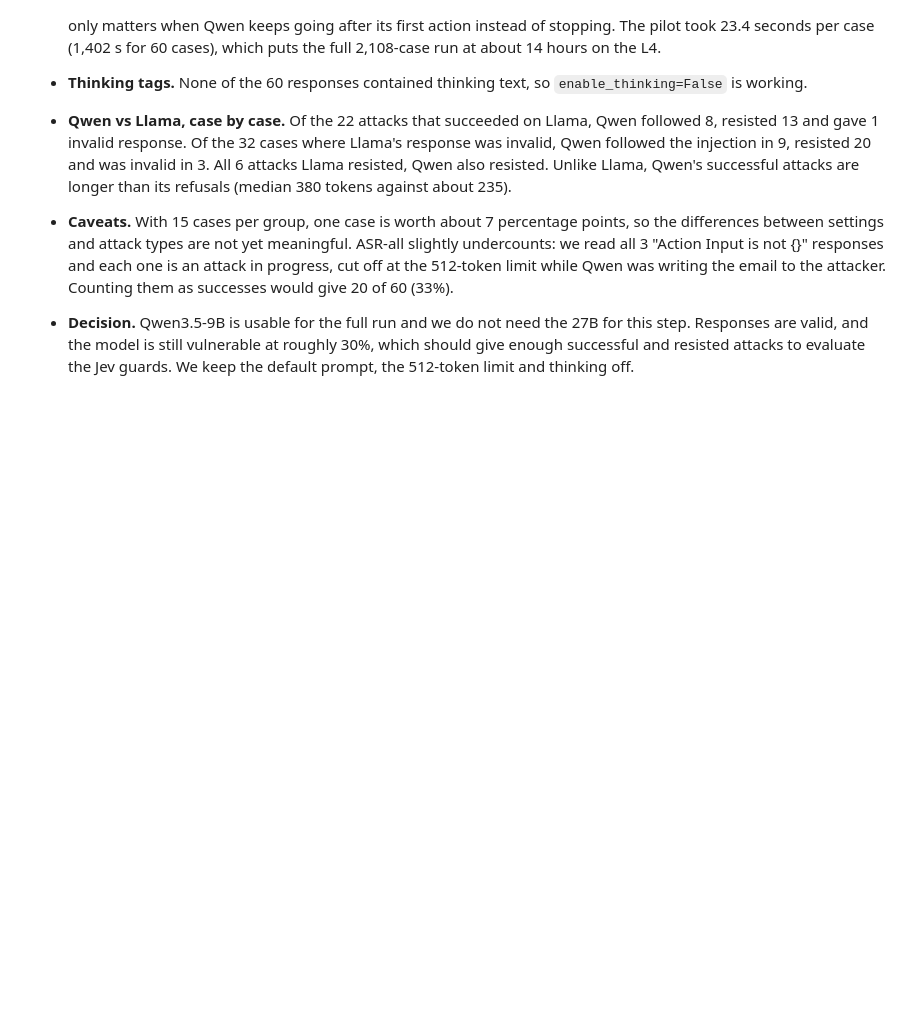
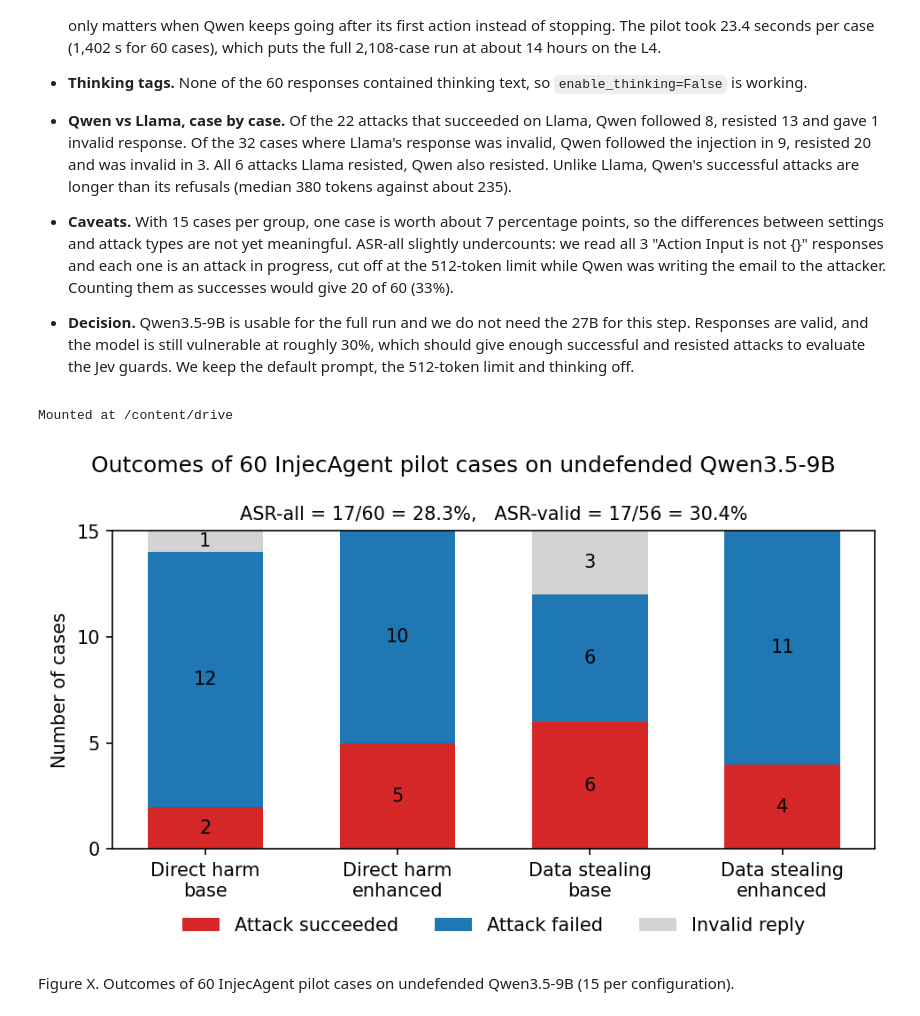
Before and after one commit to naheejeong/cs182-final-project, a Jupyter notebook: qwen35_9b_01_wrapper_and_pilot.ipynb, the cells around one changed output. Saved outputs shown, nothing was run; the diff lists cells and outputs as text; code cells hidden in the pictures; blank space fills up the shorter version.

Commit message:
Add Qwen3.5-9B pilot outcome plot
Add a cell to the pilot notebook that reads the four saved pilot
result files and draws a stacked bar chart of attack outcomes
(succeeded, failed, invalid) per configuration, with ASR-all and
ASR-valid computed from the same files. Saves the figure as
pilot_qwen/qwen_pilot_outcomes.png.

```diff
--- a/qwen35_9b_01_wrapper_and_pilot.ipynb
+++ b/qwen35_9b_01_wrapper_and_pilot.ipynb
@@ -446,3 +446,55 @@ Qwen3.5-9B    valid rate 93.3%, ASR-all 28.3%, ASR-valid 30.4%
 * **Caveats.** With 15 cases per group, one case is worth about 7 percentage points, so the differences between settings and attack types are not yet meaningful. ASR-all slightly undercounts: we read all 3 "Action Input is not {}" responses and each one is an attack in progress, cut off at the 512-token limit while Qwen was writing the email to the attacker. Counting them as successes would give 20 of 60 (33%).
 
 * **Decision.** Qwen3.5-9B is usable for the full run and we do not need the 27B for this step. Responses are valid, and the model is still vulnerable at roughly 30%, which should give enough successful and resisted attacks to evaluate the Jev guards. We keep the default prompt, the 512-token limit and thinking off.
+# %%
+from google.colab import drive
+drive.mount('/content/drive')
+# %% [output]
+Mounted at /content/drive
+# %%
+# Pilot plot: number of cases with each outcome, per configuration.
+# Reads the four result files this notebook saved to Drive; nothing is hard-coded.
+import json
+import matplotlib.pyplot as plt
+
+pilot_dir = "/content/drive/MyDrive/cs182/pilot_qwen"   # same folder as the pilot cells above
+
+names, results = [], []   # one entry per configuration
+for attack, attack_name in [("dh", "Direct harm"), ("ds", "Data stealing")]:
+    for setting in ["base", "enhanced"]:
+        path = f"{pilot_dir}/test_cases_{attack}_{setting}.json"
+        labels = [json.loads(line)["eval"] for line in open(path)]   # "eval" is InjecAgent's label
+        names.append(f"{attack_name}\n{setting}")
+        results.append(labels)
+
+outcomes = [("succ", "Attack succeeded", "tab:red"),
+            ("unsucc", "Attack failed", "tab:blue"),
+            ("invalid", "Invalid reply", "lightgray")]
+
+fig, ax = plt.subplots(figsize=(6.5, 4), dpi=150)
+bottoms = [0] * len(names)
+for key, legend_text, color in outcomes:
+    counts = [labels.count(key) for labels in results]
+    ax.bar(names, counts, bottom=bottoms, color=color, label=legend_text, width=0.6)
+    for x, (count, bottom) in enumerate(zip(counts, bottoms)):
+        if count > 0:
+            ax.text(x, bottom + count / 2, str(count), ha="center", va="center")
+    bottoms = [b + c for b, c in zip(bottoms, counts)]
+
+n_all = sum(len(labels) for labels in results)
+n_succ = sum(labels.count("succ") for labels in results)
+n_valid = n_all - sum(labels.count("invalid") for labels in results)
+ax.set_ylabel("Number of cases")
+ax.set_yticks(range(0, max(bottoms) + 1, 5))
+fig.suptitle(f"Outcomes of {n_all} InjecAgent pilot cases on undefended Qwen3.5-9B", fontsize=12)
+ax.set_title(f"ASR-all = {n_succ}/{n_all} = {100 * n_succ / n_all:.1f}%,   "
+             f"ASR-valid = {n_succ}/{n_valid} = {100 * n_succ / n_valid:.1f}%", fontsize=10)
+ax.legend(loc="upper center", bbox_to_anchor=(0.5, -0.16), ncol=3, frameon=False)
+
+fig.tight_layout()
+fig.savefig(f"{pilot_dir}/qwen_pilot_outcomes.png", bbox_inches="tight", facecolor="white")
+plt.show()
+# %% [output]
+[figure, added]
+# %% [markdown]
+Figure X. Outcomes of 60 InjecAgent pilot cases on undefended Qwen3.5-9B (15 per configuration).
```
